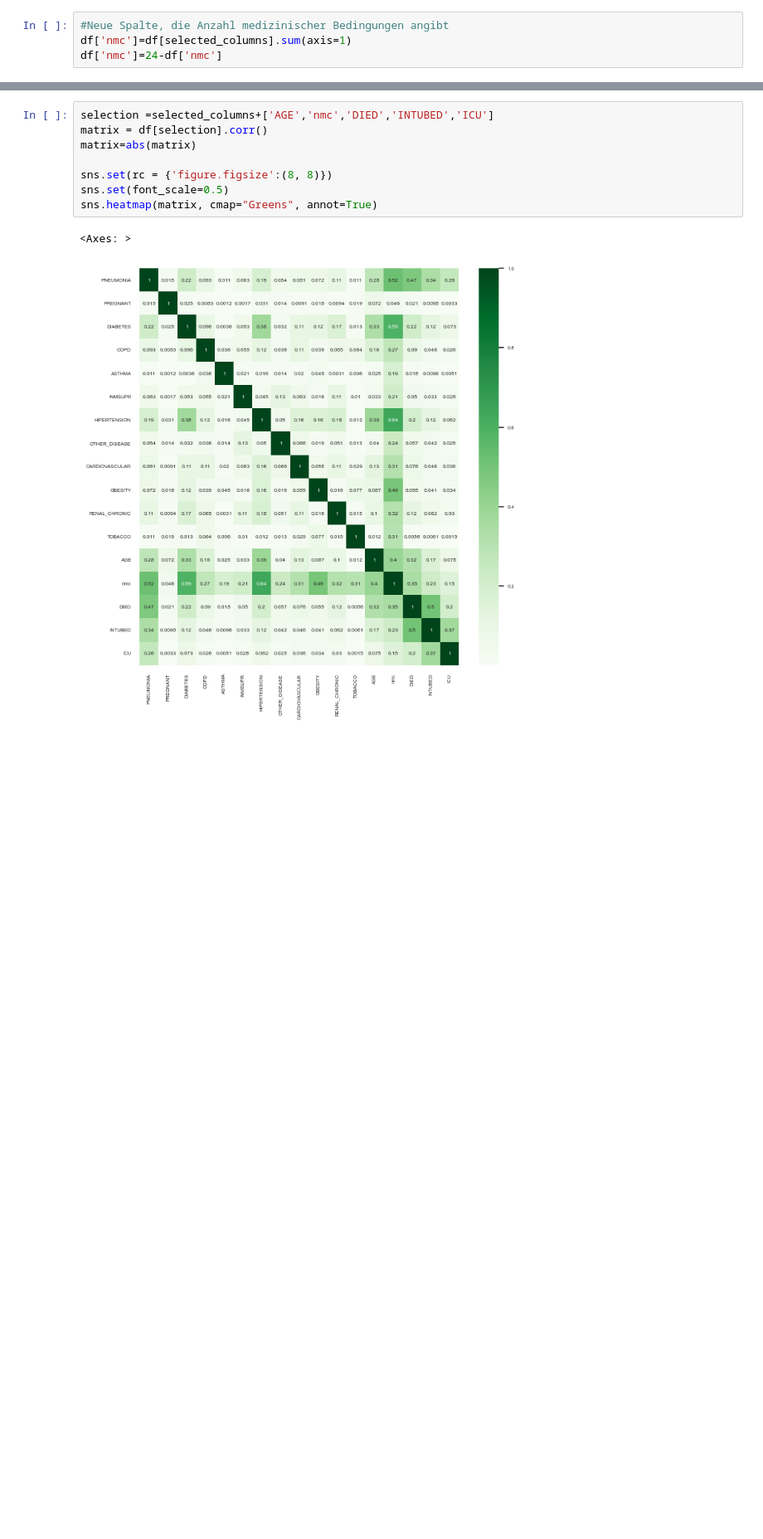
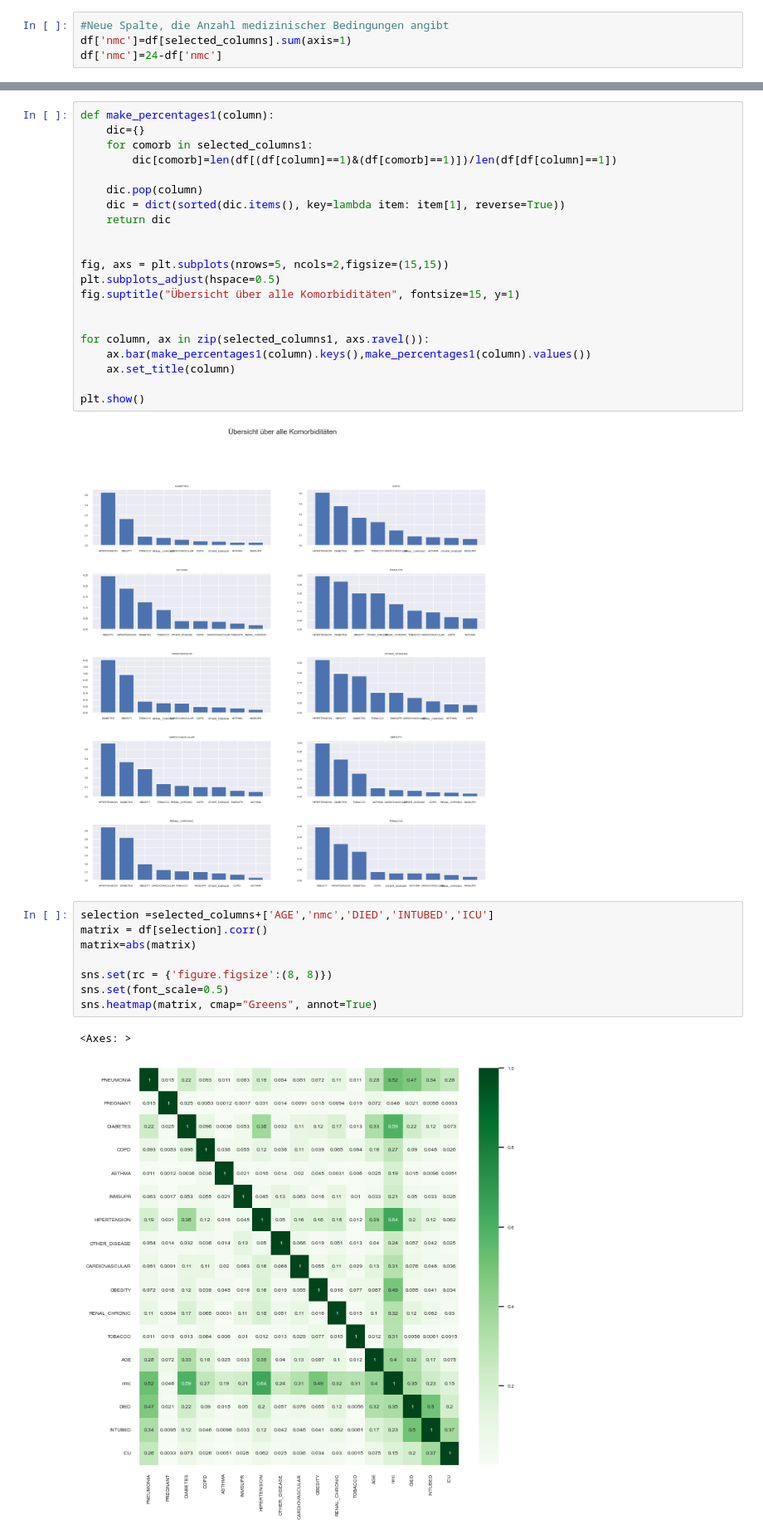
Before and after one commit to roink/covid-19-risiko-erkennung, a Jupyter notebook: notebooks/1.05-CK-Exploration.ipynb, the cells around one changed output, grey strips where cells are left out. Shown at 83% size. Drawn from its saved outputs; the diff is of its cells as text; blank space fills up the shorter version.

```diff
--- a/notebooks/1.05-CK-Exploration.ipynb
+++ b/notebooks/1.05-CK-Exploration.ipynb
@@ -265,3 +291,26 @@ Text(0.5, 1.0, 'Prozentsatz der Verstorbenen, Intensivpatienten und Intubierten
+# %%
+def make_percentages1(column):
+    dic={}
+    for comorb in selected_columns1:
+        dic[comorb]=len(df[(df[column]==1)&(df[comorb]==1)])/len(df[df[column]==1])
+
+    dic.pop(column)
+    dic = dict(sorted(dic.items(), key=lambda item: item[1], reverse=True))
+    return dic
+
+
+fig, axs = plt.subplots(nrows=5, ncols=2,figsize=(15,15))
+plt.subplots_adjust(hspace=0.5)
+fig.suptitle("Übersicht über alle Komorbiditäten", fontsize=15, y=1)
+
+
+for column, ax in zip(selected_columns1, axs.ravel()):
+    ax.bar(make_percentages1(column).keys(),make_percentages1(column).values())
+    ax.set_title(column)
+
+plt.show()
+# %% [output]
+[figure, added]
 # %%
 selection =selected_columns+['AGE','nmc','DIED','INTUBED','ICU']
 matrix = df[selection].corr()
```
Also changed, not shown: parts of 8 cells of this notebook, 1 other file.
